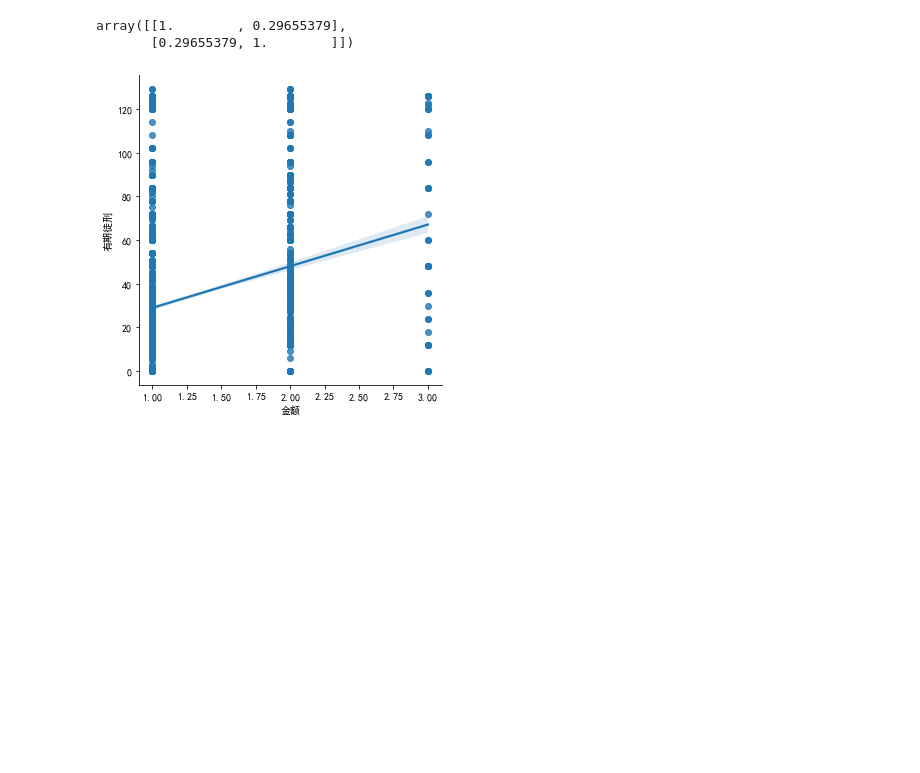
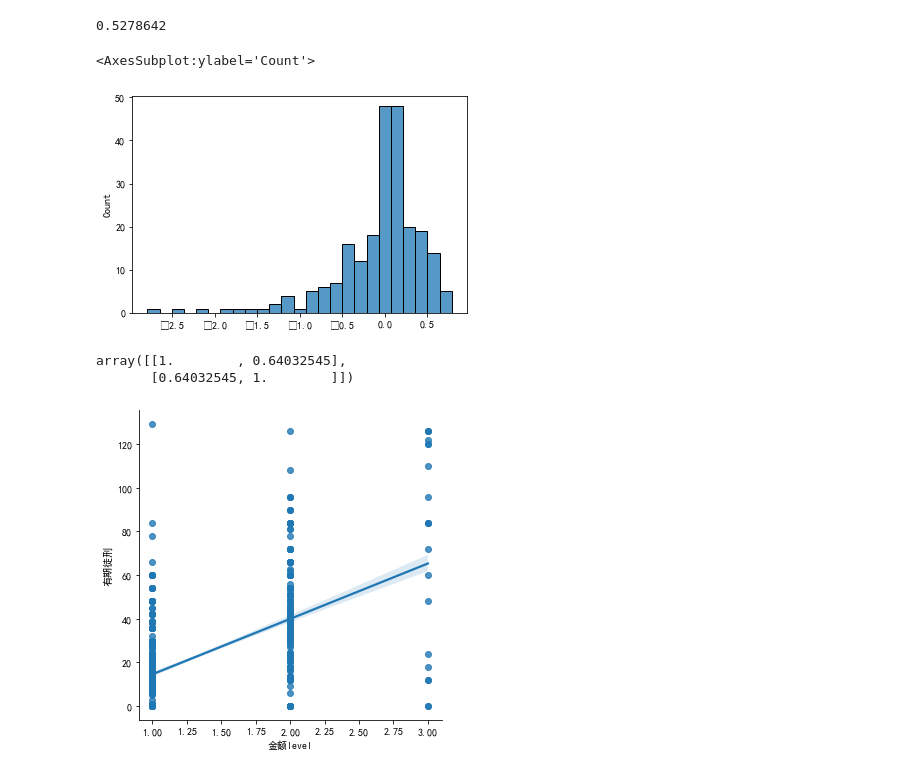
Before and after one commit to panjd123/AILAW, a Jupyter notebook: ana.ipynb, the cells around one changed output. Saved outputs shown, nothing was run; the diff lists cells and outputs as text; code cells hidden in the pictures; blank space fills up the shorter version.

```diff
--- a/ana.ipynb
+++ b/ana.ipynb
@@ -100,12 +137,19 @@ xgb.plot_importance(model)
+# %%
+print(diff_test.std())
+sns.histplot(diff_test)
+# %% [output]
+0.5278642
+<AxesSubplot:ylabel='Count'>
+[figure, added]
 # %%
 
-idx = df['金额'].values<df['金额'].mean()+0.5*df['金额'].std()
+idx = df['金额'].values<df['金额'].mean()+3*df['金额'].std()
 df = df[idx]
-df['金额'] = df['金额'].apply(lambda x: 1 if x<200000 else 2 if x<3000000 else 3)
-sns.lmplot(x='金额',y='有期徒刑',data=df)
+df['金额level'] = df['金额'].apply(lambda x: 1 if x<200000 else 2 if x<3000000 else 3)
+sns.lmplot(x='金额level',y='有期徒刑',data=df)
 
-np.corrcoef(df['金额'].values,df['有期徒刑'].values)
+np.corrcoef(df['金额level'].values,df['有期徒刑'].values)
 # %% [output]
-array([[1.        , 0.29655379],
-       [0.29655379, 1.        ]])
+array([[1.        , 0.64032545],
+       [0.64032545, 1.        ]])
-[figure, old version]
+[figure, new version]
```
Also changed, not shown: parts of 8 cells of this notebook, 5 other files.
